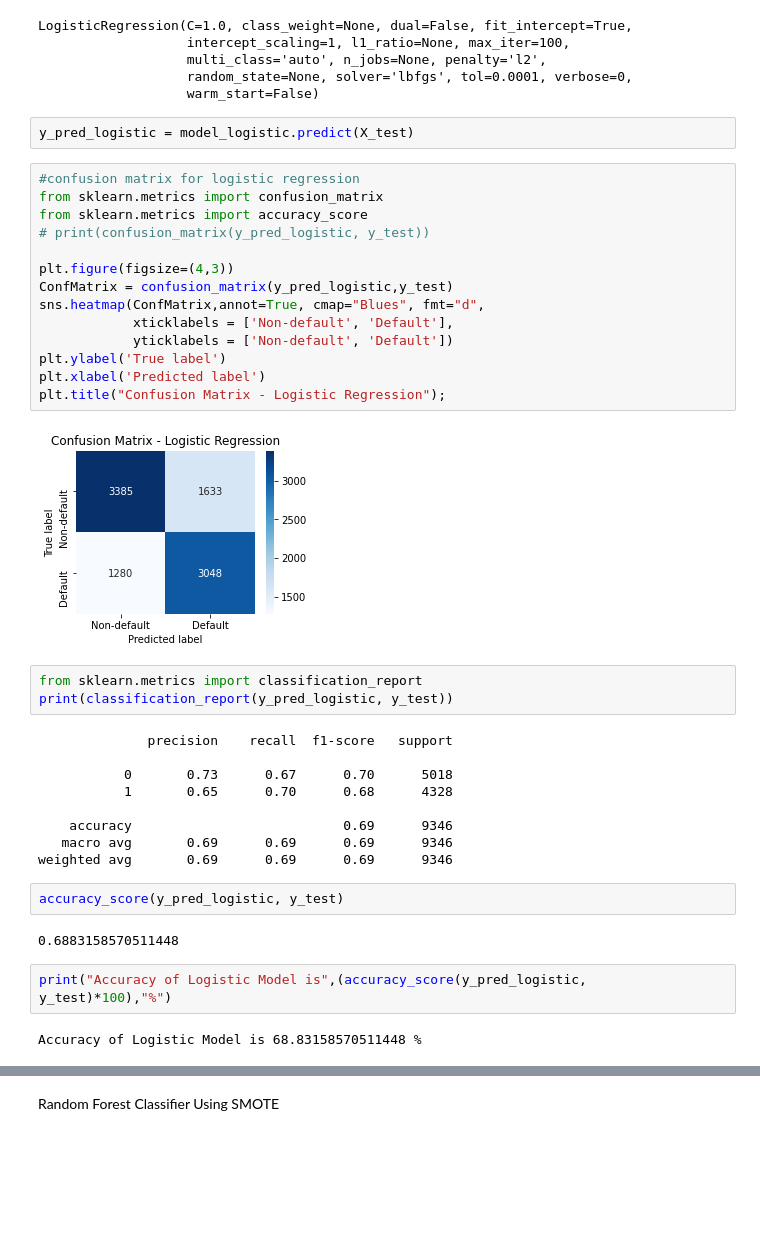
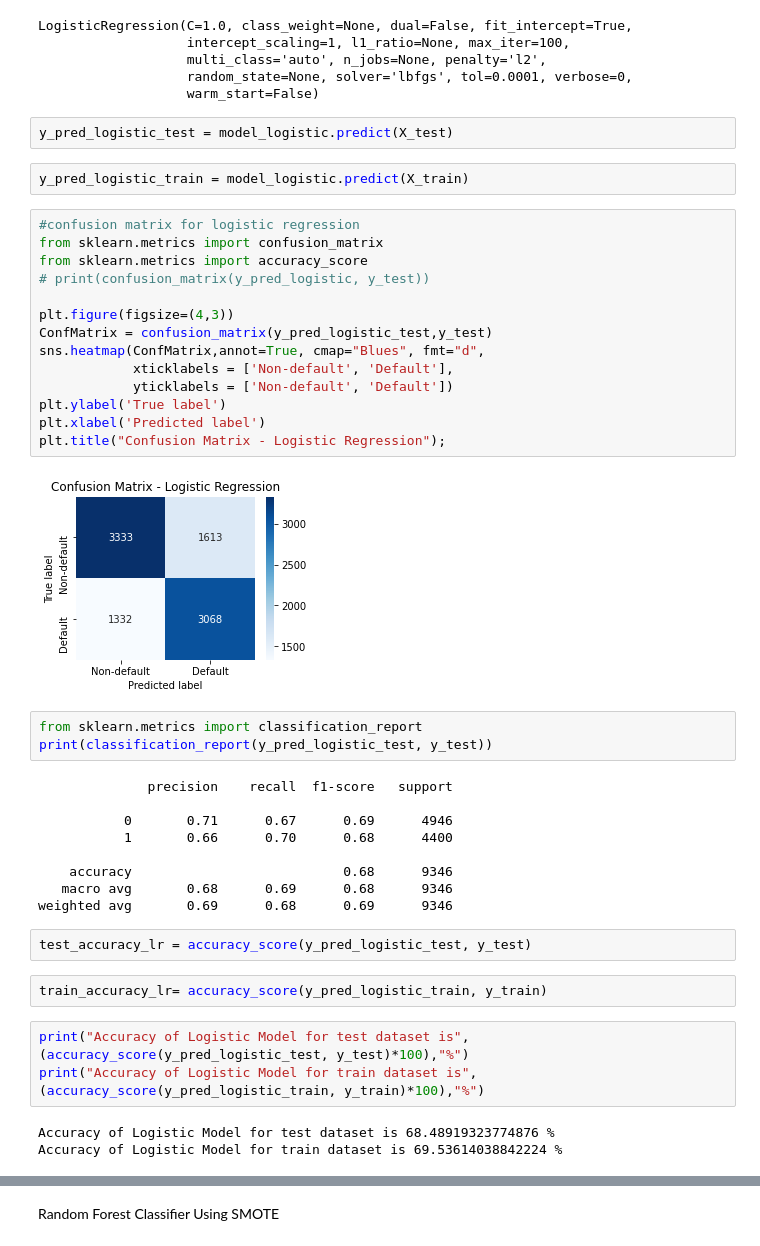
Before and after one commit to sumayabai/Credit-Card-Default-Prediction-Using-Machine-Learning, a Jupyter notebook: Credit_Card_Default_Prediction_Capstone_Project_ipynb(Sumaya_Bai).ipynb, the cells around one changed output, grey strips where cells are left out. Cells and saved outputs as stored; diff of their text form; blank space fills up the shorter version.

```diff
--- a/Credit_Card_Default_Prediction_Capstone_Project_ipynb(Sumaya_Bai).ipynb
+++ b/Credit_Card_Default_Prediction_Capstone_Project_ipynb(Sumaya_Bai).ipynb
@@ -620,40 +640,44 @@ LogisticRegression(C=1.0, class_weight=None, dual=False, fit_intercept=True,
                    random_state=None, solver='lbfgs', tol=0.0001, verbose=0,
                    warm_start=False)
 # %%
-y_pred_logistic = model_logistic.predict(X_test)
+y_pred_logistic_test = model_logistic.predict(X_test)
+# %%
+y_pred_logistic_train = model_logistic.predict(X_train)
 # %%
 #confusion matrix for logistic regression
 from sklearn.metrics import confusion_matrix
 from sklearn.metrics import accuracy_score
 # print(confusion_matrix(y_pred_logistic, y_test))
 
 plt.figure(figsize=(4,3))
-ConfMatrix = confusion_matrix(y_pred_logistic,y_test)
+ConfMatrix = confusion_matrix(y_pred_logistic_test,y_test)
 sns.heatmap(ConfMatrix,annot=True, cmap="Blues", fmt="d",
             xticklabels = ['Non-default', 'Default'],
             yticklabels = ['Non-default', 'Default'])
 plt.ylabel('True label')
 plt.xlabel('Predicted label')
 plt.title("Confusion Matrix - Logistic Regression");
 # %% [output]
-[figure, old version]
+[figure, new version]
 # %%
 from sklearn.metrics import classification_report
-print(classification_report(y_pred_logistic, y_test))
+print(classification_report(y_pred_logistic_test, y_test))
 # %% [output]
               precision    recall  f1-score   support
 
-           0       0.73      0.67      0.70      5018
-           1       0.65      0.70      0.68      4328
+           0       0.71      0.67      0.69      4946
+           1       0.66      0.70      0.68      4400
 
-    accuracy                           0.69      9346
-   macro avg       0.69      0.69      0.69      9346
-weighted avg       0.69      0.69      0.69      9346
+    accuracy                           0.68      9346
+   macro avg       0.68      0.69      0.68      9346
+weighted avg       0.69      0.68      0.69      9346
-# %%
-accuracy_score(y_pred_logistic, y_test)
-# %% [output]
-0.6883158570511448
+# %%
+test_accuracy_lr = accuracy_score(y_pred_logistic_test, y_test)
+# %%
+train_accuracy_lr= accuracy_score(y_pred_logistic_train, y_train)
 # %%
-print("Accuracy of Logistic Model is",(accuracy_score(y_pred_logistic, y_test)*100),"%")
+print("Accuracy of Logistic Model for test dataset is",(accuracy_score(y_pred_logistic_test, y_test)*100),"%")
+print("Accuracy of Logistic Model for train dataset is",(accuracy_score(y_pred_logistic_train, y_train)*100),"%")
 # %% [output]
-Accuracy of Logistic Model is 68.83158570511448 %
+Accuracy of Logistic Model for test dataset is 68.48919323774876 %
+Accuracy of Logistic Model for train dataset is 69.53614038842224 %
```
Also changed, not shown: parts of 42 cells of this notebook.
